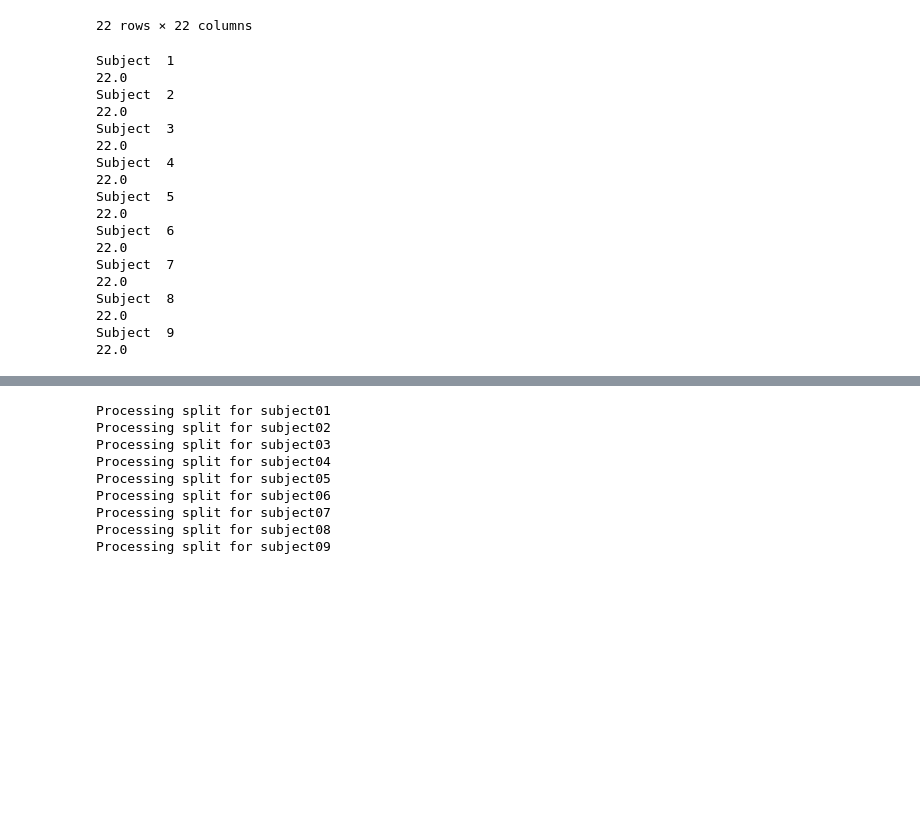
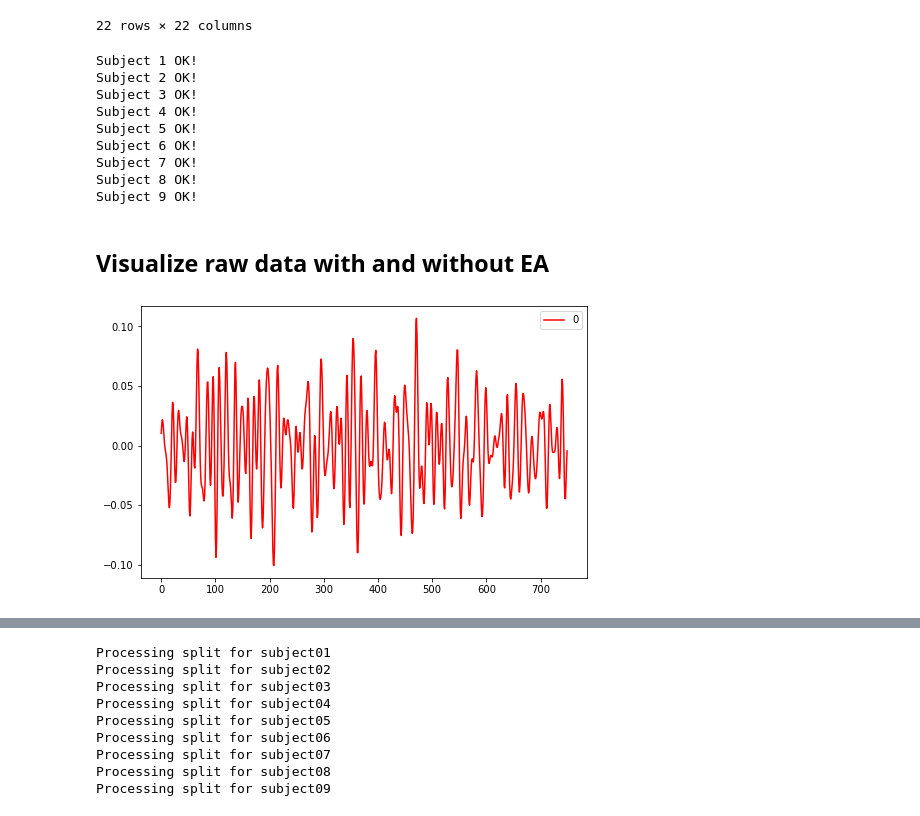
Before and after one commit to orvindemsy/EA-wLTL, a Jupyter notebook: EA+weighted_TL.ipynb, the cells around one changed output, grey strips where cells are left out. Cells and saved outputs as stored; diff of their text form; code cells hidden in the pictures; blank space fills up the shorter version.

Commit message:
visualize eeg

```diff
--- a/EA+weighted_TL.ipynb
+++ b/EA+weighted_TL.ipynb
@@ -236,7 +232,6 @@ I
 for subj in mod_data.keys():
     summ = 0
 
-    print('Subject ', subj)
     left_alg = mod_data[subj]['EEG_left_alg']
     right_alg = mod_data[subj]['EEG_right_alg']
 
@@ -248,22 +243,27 @@ for subj in mod_data.keys():
 
     # Sum up all matrix elements should equal to number of eeg channels, i.e. 22
     assert (I.sum().sum() == 22)
+    print('Subject {} OK!'.format(subj))
 # %% [output]
-Subject  1
-22.0
-Subject  2
-22.0
-Subject  3
-22.0
-Subject  4
-22.0
-Subject  5
-22.0
-Subject  6
-22.0
-Subject  7
-22.0
-Subject  8
-22.0
-Subject  9
-22.0
+Subject 1 OK!
+Subject 2 OK!
+Subject 3 OK!
+Subject 4 OK!
+Subject 5 OK!
+Subject 6 OK!
+Subject 7 OK!
+Subject 8 OK!
+Subject 9 OK!
+# %% [markdown]
+## Visualize raw data with and without EA
+# %%
+# let's try for one subject
+fig, ax = plt.subplots(1, 1,  figsize=(8, 5))
+n_alg = pd.DataFrame(mod_data[1]['EEG_left'][10][5])
+alg = pd.DataFrame(mod_data[1]['EEG_left_alg'][10][5])
+
+# n_alg.plot(ax=ax, color='k')
+alg.plot(ax=ax, color='red')
+plt.show()
+# %% [output]
+[figure, added]
```
Also changed, not shown: parts of 4 cells of this notebook.
